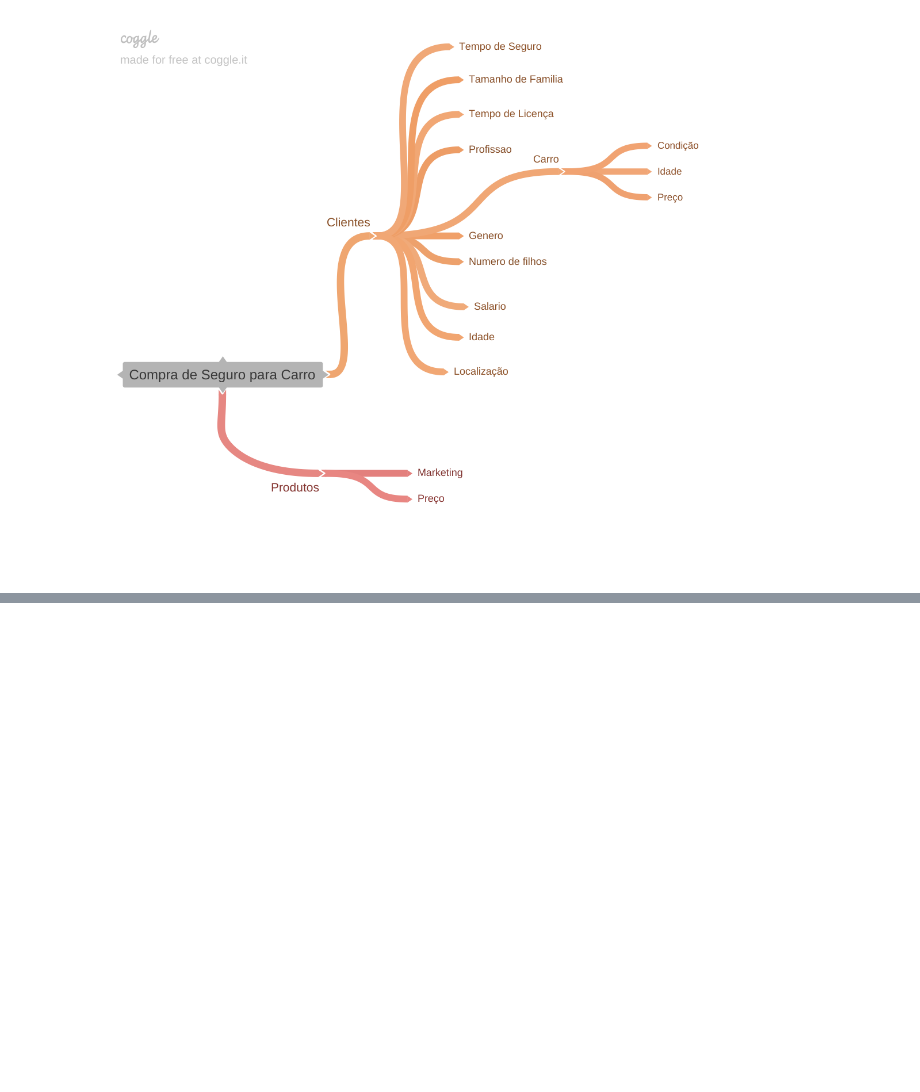
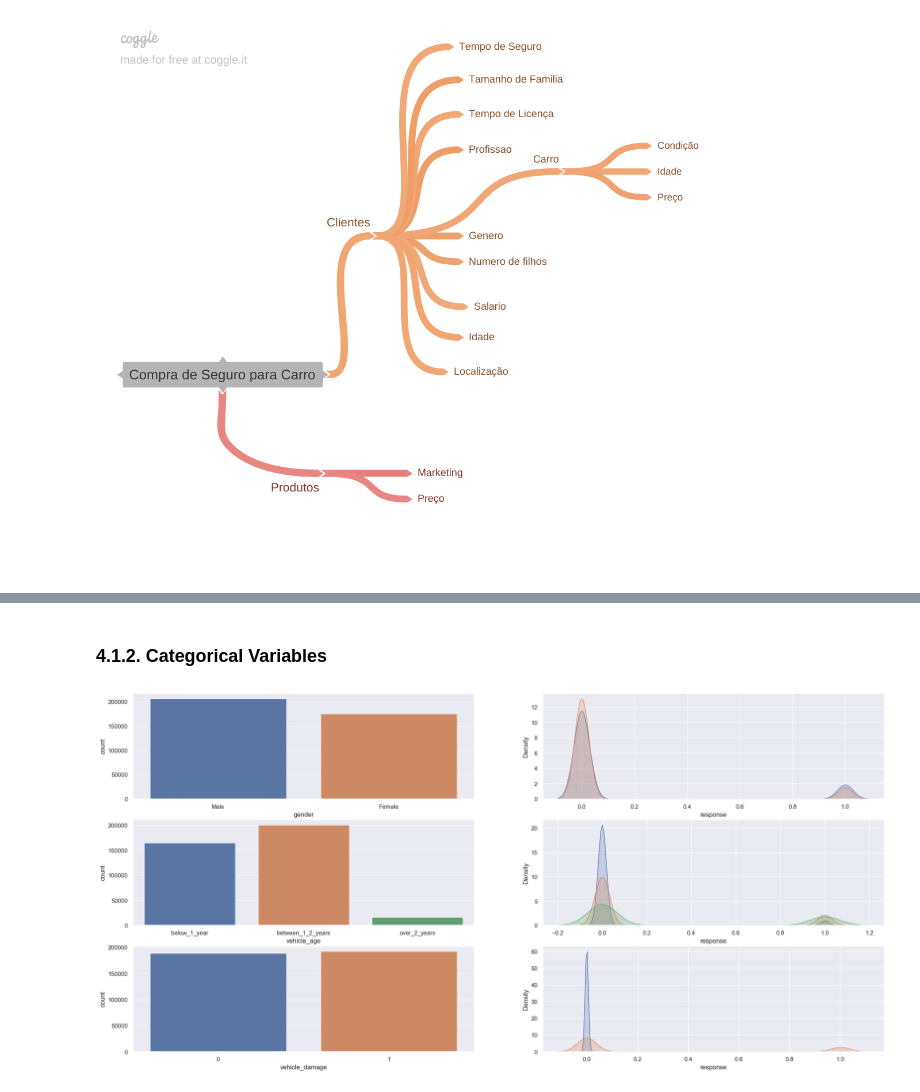
Before and after one commit to igormenesess/health_insurance_cross_sell, a Jupyter notebook: health_insurance_cross_sell.ipynb, the cells around one changed output, grey strips where cells are left out. Drawn from its saved outputs; the diff is of its cells as text; code cells hidden in the pictures; blank space fills up the shorter version.

```diff
--- a/health_insurance_cross_sell.ipynb
+++ b/health_insurance_cross_sell.ipynb
@@ -236,0 +232,31 @@ df4 = df2.copy()
+# %% [markdown]
+### 4.1.2. Categorical Variables
+# %%
+cat_attributes.head
+
+# gender
+plt.subplot( 3, 2, 1 )
+sns.countplot( x=df4['gender'] )
+
+plt.subplot( 3, 2, 2 )
+sns.kdeplot( df4[df4['gender'] == 'Male']['response'], label='Male', fill=True )
+sns.kdeplot( df4[df4['gender'] == 'Female']['response'], label='Female', fill=True )
+
+# vehicle_age
+plt.subplot( 3, 2, 3 )
+sns.countplot( x=df4['vehicle_age'] )
+
+plt.subplot( 3, 2, 4 )
+sns.kdeplot( df4[df4['vehicle_age'] == 'below_1_year']['response'], label='below_1_year', fill=True )
+sns.kdeplot( df4[df4['vehicle_age'] == 'between_1_2_years']['response'], label='between_1_2_years', fill=True )
+sns.kdeplot( df4[df4['vehicle_age'] == 'over_2_years']['response'], label='over_2_years', fill=True )
+
+# vehicle_damage
+plt.subplot( 3, 2, 5 )
+sns.countplot( x=df4['vehicle_damage'] )
+
+plt.subplot( 3, 2, 6 )
+sns.kdeplot( df4[df4['vehicle_damage'] == 0]['response'], label=0, fill=True )
+sns.kdeplot( df4[df4['vehicle_damage'] == 1]['response'], label=1, fill=True );
+# %% [output]
+[figure, added]
```
Also changed, not shown: parts of 51 cells of this notebook.
